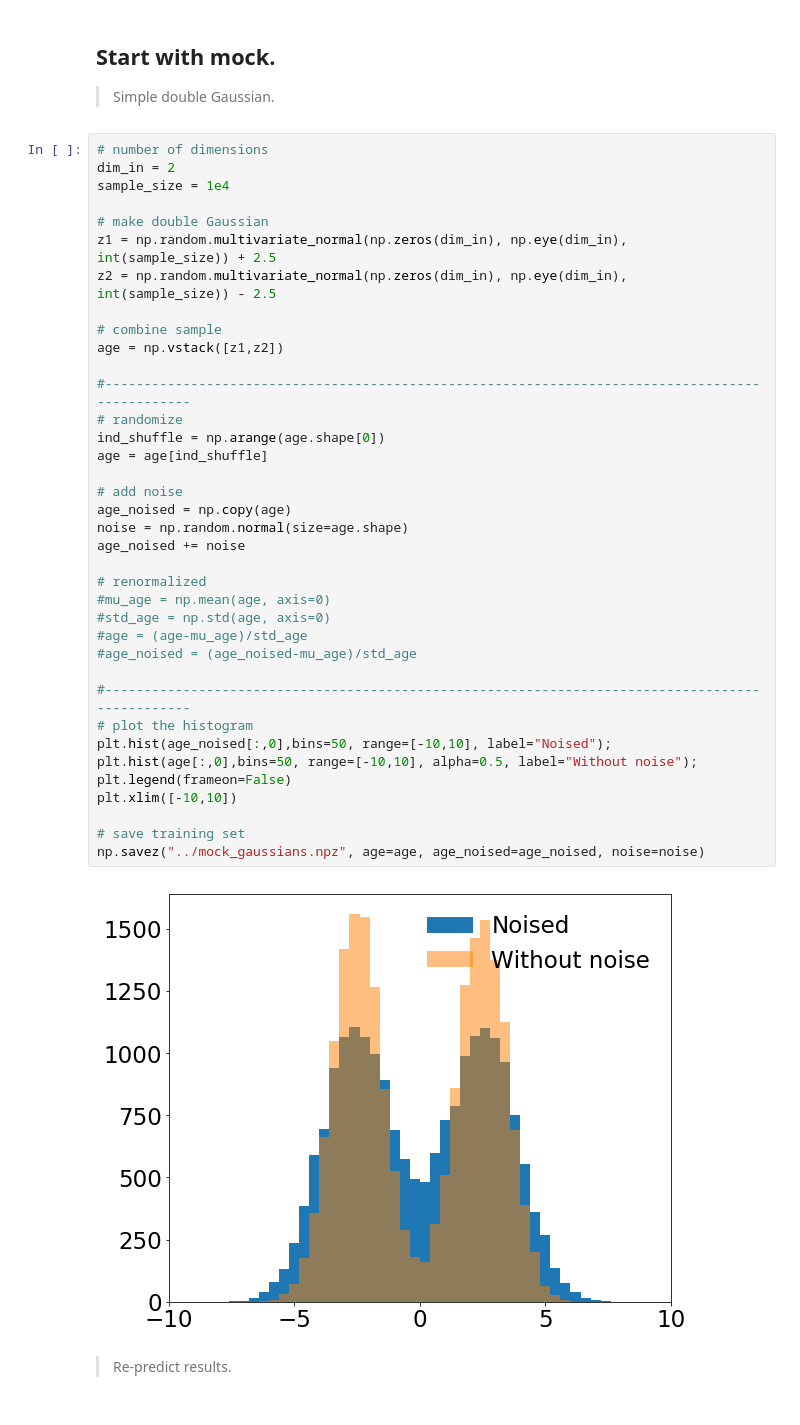
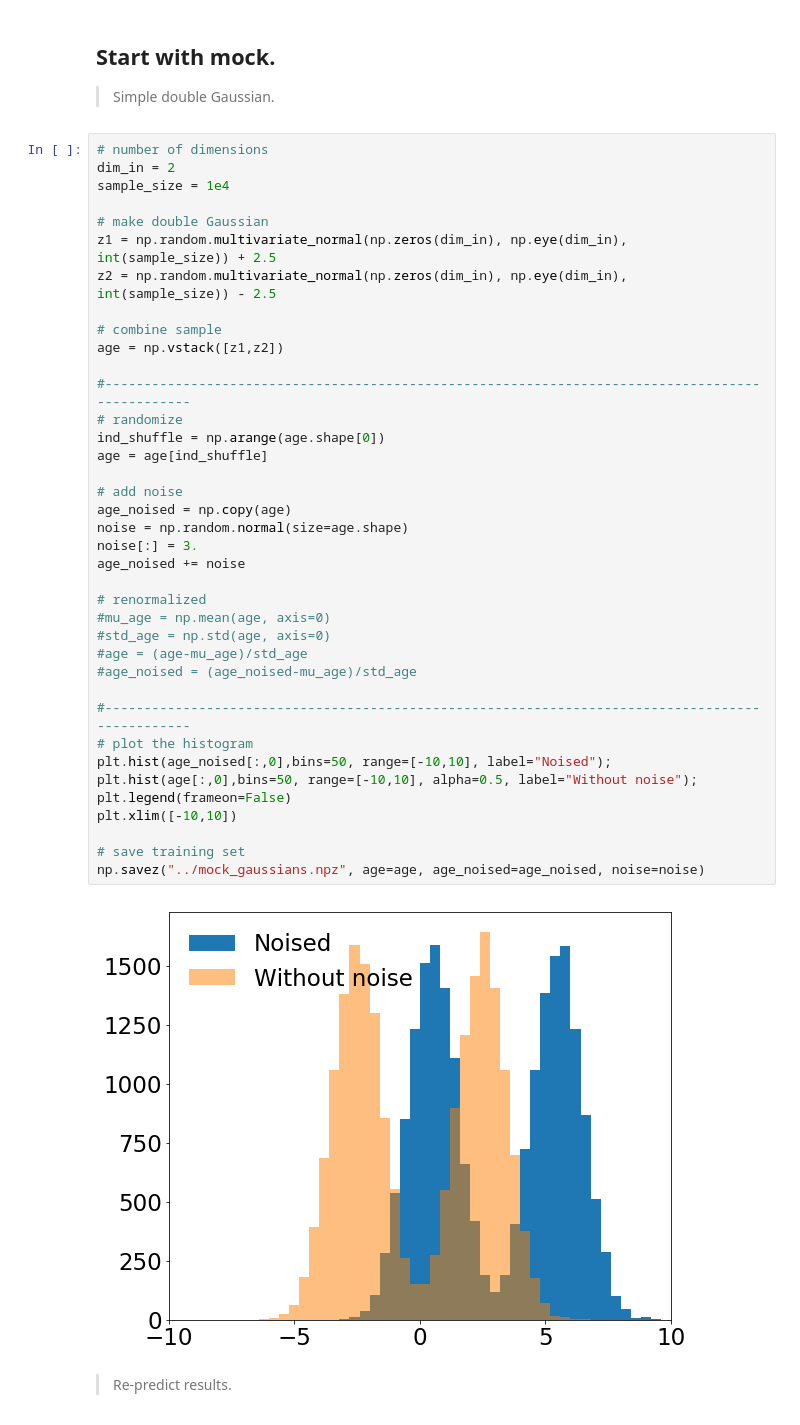
Before and after one commit to astrogilda/LSTM, a Jupyter notebook: RealNVP_Deconvolution.ipynb, the cells around one changed output. Drawn from its saved outputs; the diff is of its cells as text.

```diff
--- a/RealNVP_Deconvolution.ipynb
+++ b/RealNVP_Deconvolution.ipynb
@@ -66,34 +66,35 @@ z2 = np.random.multivariate_normal(np.zeros(dim_in), np.eye(dim_in), int(sample_
 
 # combine sample
 age = np.vstack([z1,z2])
 
 #------------------------------------------------------------------------------------------------
 # randomize
 ind_shuffle = np.arange(age.shape[0])
 age = age[ind_shuffle]
 
 # add noise
 age_noised = np.copy(age)
 noise = np.random.normal(size=age.shape)
+noise[:] = 3.
 age_noised += noise
 
 # renormalized
 #mu_age = np.mean(age, axis=0)
 #std_age = np.std(age, axis=0)
 #age = (age-mu_age)/std_age
 #age_noised = (age_noised-mu_age)/std_age
 
 #------------------------------------------------------------------------------------------------
 # plot the histogram
 plt.hist(age_noised[:,0],bins=50, range=[-10,10], label="Noised");
 plt.hist(age[:,0],bins=50, range=[-10,10], alpha=0.5, label="Without noise");
 plt.legend(frameon=False)
 plt.xlim([-10,10])
 
 # save training set
 np.savez("../mock_gaussians.npz", age=age, age_noised=age_noised, noise=noise)
 # %% [output]
-[figure, old version]
+[figure, new version]
 # %% [markdown]
 > Re-predict results.
 # %%
```
Also changed, not shown: parts of 1 cell of this notebook, 1 other file.
